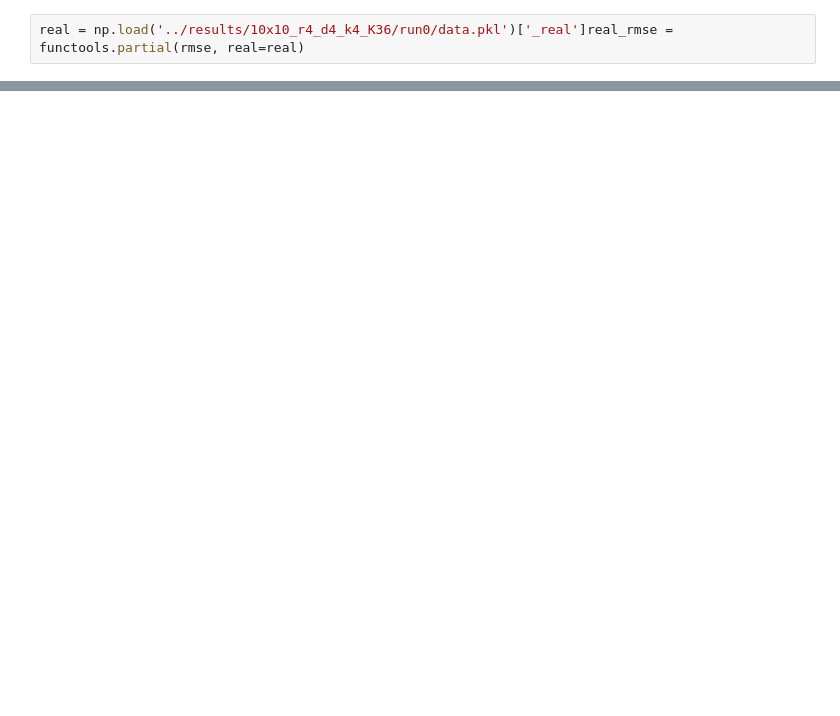
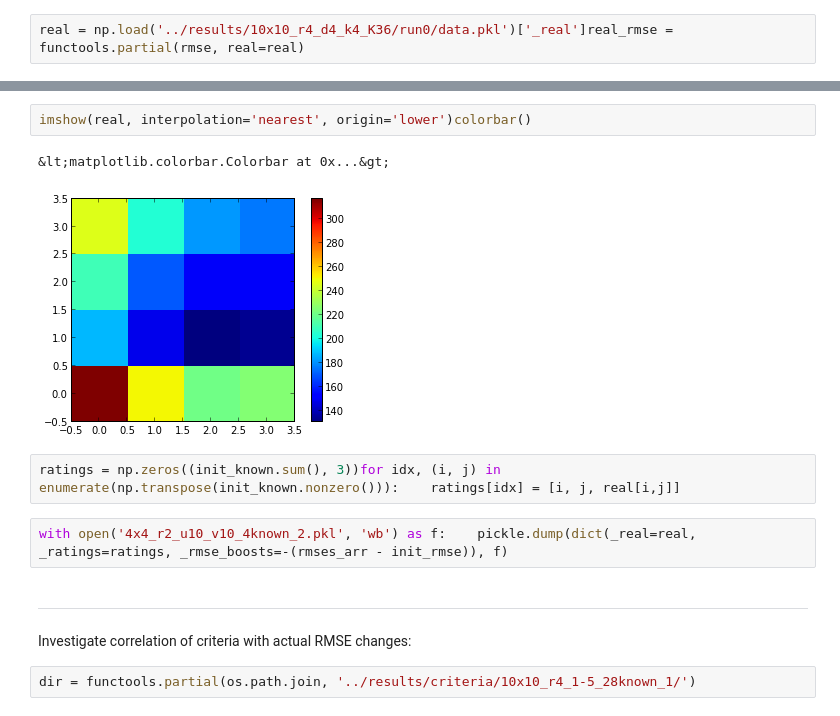
Before and after one commit to autonlab/active-matrix-factorization, a Jupyter notebook: python-pmf/choice-quality.ipynb, the cells around one changed output, grey strips where cells are left out. Drawn from its saved outputs; the diff is of its cells as text; blank space fills up the shorter version.

```diff
--- a/python-pmf/choice-quality.ipynb
+++ b/python-pmf/choice-quality.ipynb
@@ -29,0 +38,13 @@ hist(np.array([np.median(rmses) for rmses in child_rmses.values()]) - init_rmse,
+# %%
+imshow(real, interpolation='nearest', origin='lower')colorbar()
+# %% [output]
+&lt;matplotlib.colorbar.Colorbar at 0x...&gt;
+[figure, added]
+# %%
+ratings = np.zeros((init_known.sum(), 3))for idx, (i, j) in enumerate(np.transpose(init_known.nonzero())):    ratings[idx] = [i, j, real[i,j]]
+# %%
+with open('4x4_r2_u10_v10_4known_2.pkl', 'wb') as f:    pickle.dump(dict(_real=real, _ratings=ratings, _rmse_boosts=-(rmses_arr - init_rmse)), f)
+# %% [markdown]
+<hr />Investigate correlation of criteria with actual RMSE changes:
+# %%
+dir = functools.partial(os.path.join, '../results/criteria/10x10_r4_1-5_28known_1/')
```
Also changed, not shown: parts of 21 cells of this notebook, 1 other file.
